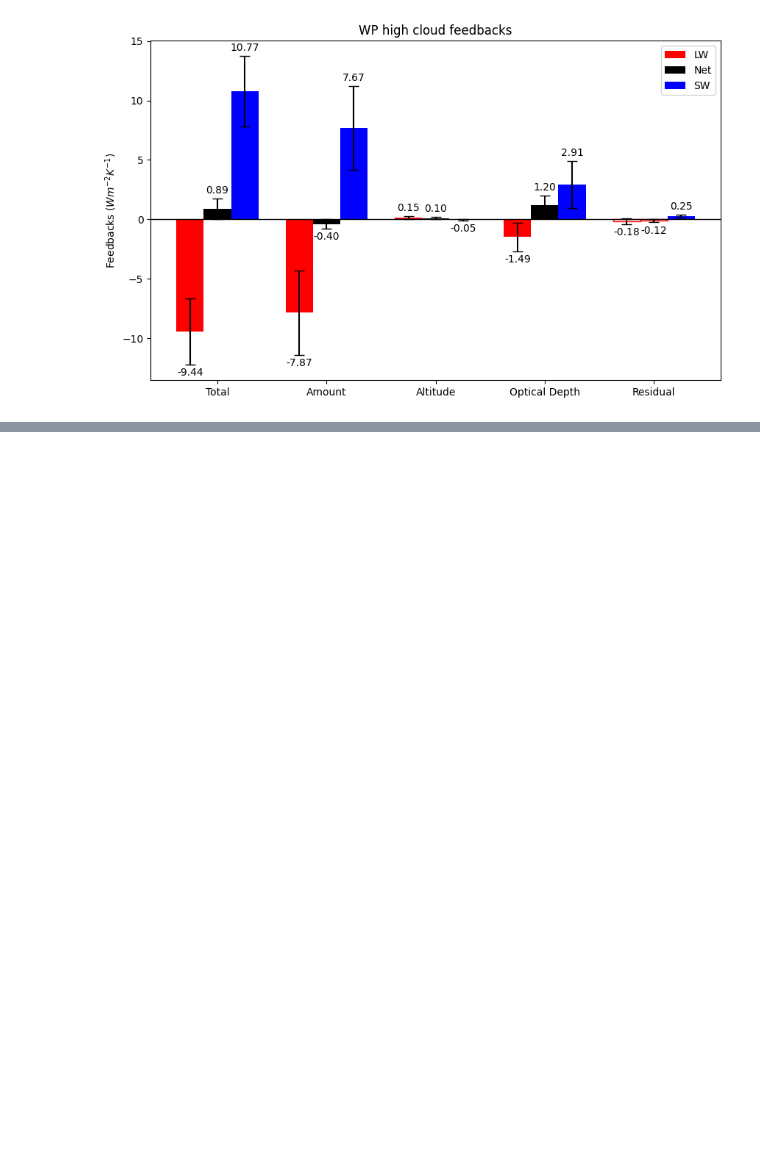
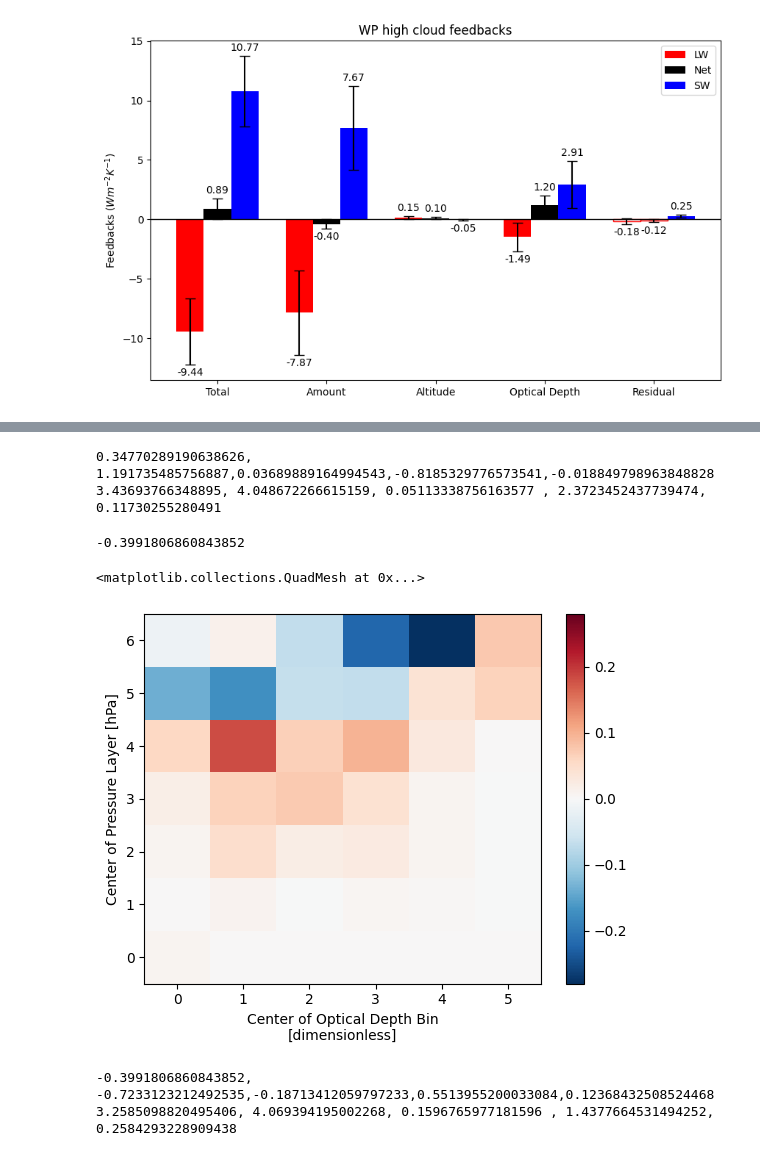
Before and after one commit to paula-rj/HighClouds, a Jupyter notebook: feedbacks.ipynb, the cells around one changed output, grey strips where cells are left out. Saved outputs shown, nothing was run; the diff lists cells and outputs as text; code cells hidden in the pictures; blank space fills up the shorter version.

```diff
--- a/feedbacks.ipynb
+++ b/feedbacks.ipynb
@@ -1340,0 +1535,55 @@ plt.show()
+# %%
+#SW
+
+a_ITCZ = feedback_amount(area_wp.sel(press=[4,5,6]), swK_wp.sel(press=[4,5,6]), gmst_anom_noenso)
+
+b_ITCZ = hc_feedbacks(area_wp, swK_wp, "press", gmst_anom_noenso)
+
+c_ITCZ = hc_feedbacks(area_wp, swK_wp, "opt", gmst_anom_noenso)
+
+res_reg =  res_feedbacks(area_wp, swK_wp, gmst_anom_noenso)
+res_ITCZ = res_reg.slope
+
+hc_tot = swfeed_wp[0].sel(press=[4,5,6]).sum(["press", "opt"]).data, swfeed_wp[1].sel(press=[4,5,6]).sum(["press", "opt"]).data
+print(f"{hc_tot[0]},  {a_ITCZ[0]},{b_ITCZ[0]},{c_ITCZ[0]},{res_ITCZ}")
+
+# Confidence interval
+ci_a = a_ITCZ[1] #amount
+ci_b = b_ITCZ[1] #press
+ci_c = c_ITCZ[1] #opt
+ci_res = ts*res_reg.stderr
+print(f"{hc_tot[1]}, {ci_a}, {ci_b} , {ci_c}, {ci_res}")
+# %% [output]
+0.34770289190638626,  1.191735485756887,0.03689889164994543,-0.8185329776573541,-0.018849798963848828
+3.43693766348895, 4.048672266615159, 0.05113338756163577 , 2.3723452437739474, 0.11730255280491
+# %%
+lwfeed_wp = total_feedback(area_wp, lwK_wp, gmst_anom_noenso)
+print(lwfeed_wp[0].sel(press=[4,5,6]).sum(["press", "opt"]).data)
+lwfeed_wp[0].plot()
+# %% [output]
+-0.3991806860843852
+<matplotlib.collections.QuadMesh at 0x...>
+[figure, added]
+# %%
+#LW
+a_ITCZ = feedback_amount(area_wp.sel(press=[4,5,6]), lwK_wp.sel(press=[4,5,6]), gmst_anom_noenso)
+
+b_ITCZ = hc_feedbacks(area_wp, lwK_wp, "press", gmst_anom_noenso)
+
+c_ITCZ = hc_feedbacks(area_wp, lwK_wp, "opt", gmst_anom_noenso)
+
+res_reg =  res_feedbacks(area_wp, lwK_wp, gmst_anom_noenso)
+res_ITCZ = res_reg.slope
+
+hc_tot = lwfeed_wp[0].sel(press=[4,5,6]).sum(["press", "opt"]).data, lwfeed_wp[1].sel(press=[4,5,6]).sum(["press", "opt"]).data
+print(f"{hc_tot[0]},  {a_ITCZ[0]},{b_ITCZ[0]},{c_ITCZ[0]},{res_ITCZ}")
+
+# Confidence interval
+ci_a = a_ITCZ[1] #amount
+ci_b = b_ITCZ[1] #press
+ci_c = c_ITCZ[1] #opt
+ci_res = ts*res_reg.stderr
+print(f"{hc_tot[1]}, {ci_a}, {ci_b} , {ci_c}, {ci_res}")
+# %% [output]
+-0.3991806860843852,  -0.7233123212492535,-0.18713412059797233,0.5513955200033084,0.12368432508524468
+3.2585098820495406, 4.069394195002268, 0.1596765977181596 , 1.4377664531494252, 0.2584293228909438
```
Also changed, not shown: parts of 30 cells of this notebook, 1 other file.
